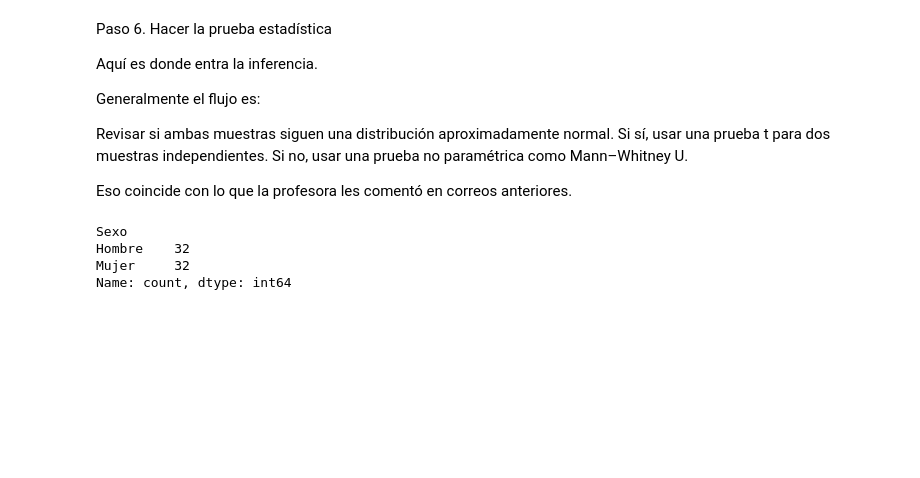
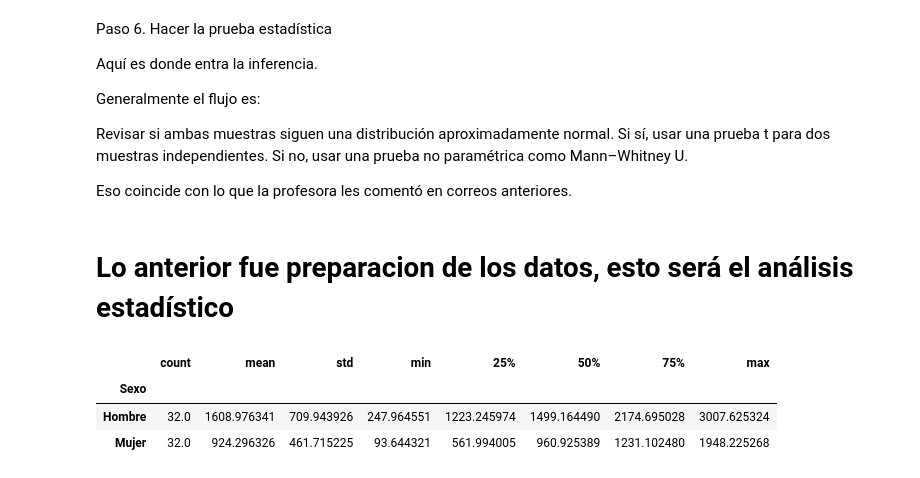
Before and after one commit to Mariel-Huerta-Esc/temas-selectos-bases-datos, a Jupyter notebook: proyecto/NUEVO.ipynb, the cells around one changed output. Drawn from its saved outputs; the diff is of its cells as text; code cells hidden in the pictures; blank space fills up the shorter version.

```diff
--- a/proyecto/NUEVO.ipynb
+++ b/proyecto/NUEVO.ipynb
@@ -155,10 +158,13 @@ Si sí, usar una prueba t para dos muestras independientes.
 Si no, usar una prueba no paramétrica como Mann–Whitney U.
 
 Eso coincide con lo que la profesora les comentó en correos anteriores.
-# %%
-resultado["Sexo"].value_counts()
-# %% [output]
-Sexo
-Hombre    32
-Mujer     32
-Name: count, dtype: int64
+# %% [markdown]
+# Lo anterior fue preparacion de los datos, esto será el análisis estadístico
+# %%
+#descripcion de los datos
+resultado.groupby("Sexo")["Tasa_pregunta3"].describe()
+# %% [output]
+|  | count | mean | std | min | 25% | 50% | 75% | max |
+| Sexo |  |  |  |  |  |  |  |  |
+| Hombre | 32.0 | 1608.976341 | 709.943926 | 247.964551 | 1223.245974 | 1499.164490 | 2174.695028 | 3007.625324 |
+| Mujer | 32.0 | 924.296326 | 461.715225 | 93.644321 | 561.994005 | 960.925389 | 1231.102480 | 1948.225268 |
```
Also changed, not shown: parts of 20 cells of this notebook, 1 other file.
